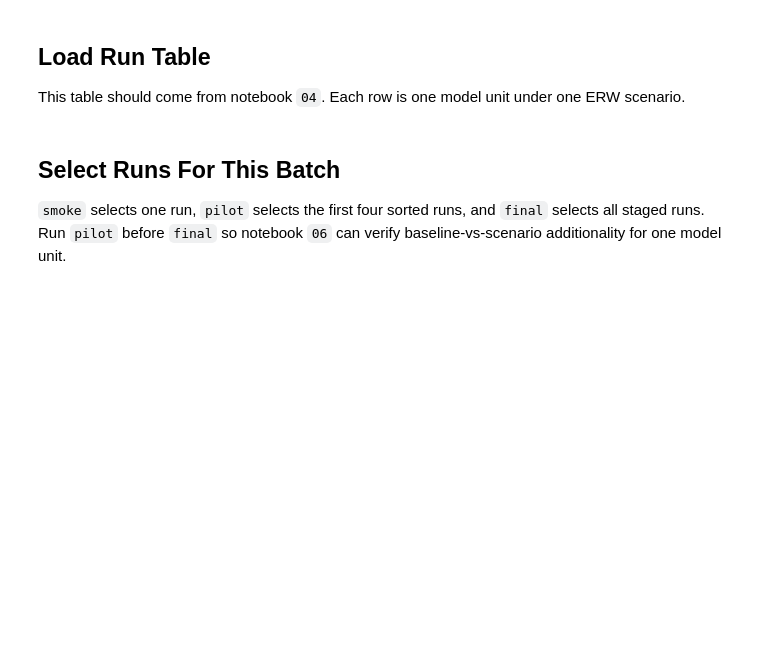
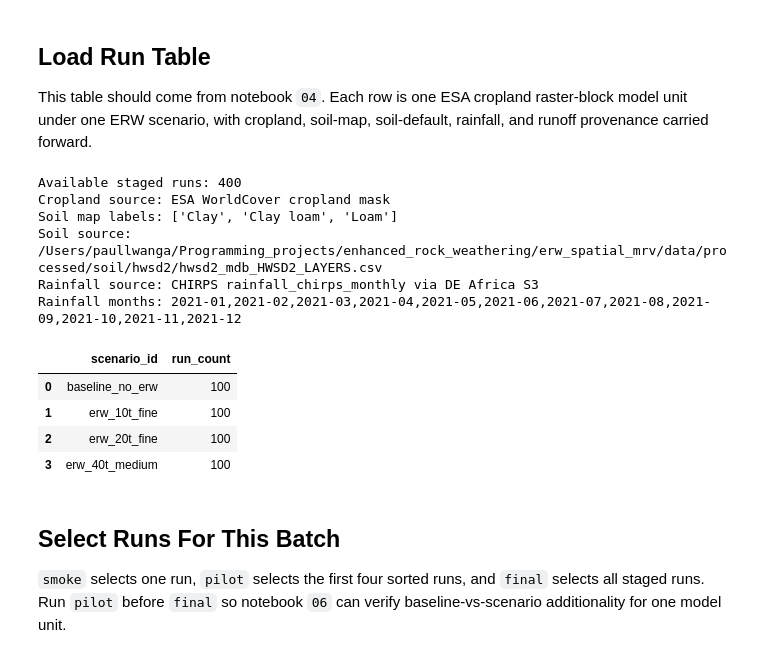
Before and after one commit to Paul-GL721/enhanced_rock_weathering, a Jupyter notebook: erw_spatial_mrv/notebooks/05_run_scepter_scenarios.ipynb, the cells around one changed output. Cells and saved outputs as stored; diff of their text form; code cells hidden in the pictures; blank space fills up the shorter version.

```diff
--- a/erw_spatial_mrv/notebooks/05_run_scepter_scenarios.ipynb
+++ b/erw_spatial_mrv/notebooks/05_run_scepter_scenarios.ipynb
@@ -204,55 +220,102 @@ RUN_ROOT, OUTPUT_ROOT, MANIFEST_PATH
 # %% [markdown]
 ## Load Run Table
 
-This table should come from notebook `04`. Each row is one model unit under one ERW scenario.
+This table should come from notebook `04`. Each row is one ESA cropland raster-block model unit under one ERW scenario, with cropland, soil-map, soil-default, rainfall, and runoff provenance carried forward.
 # %%
 runs = load_scepter_runs(RUN_TABLE_PATH)
 
-real_input_columns = ["soil_source", "rainfall_source", "rainfall_months_used", "runoff_note"]
+required_notebook04_columns = [
+    "cropland_source",
+    "cropland_source_path",
+    "soil_map_texture_group",
+    "soil_map_source_path",
+    "soil_source",
+    "rainfall_source",
+    "rainfall_months_used",
+    "runoff_note",
+]
+optional_notebook04_columns = [
+    "cropland_pixels",
+    "cropland_pixel_area_m2",
+    "cropland_area_note",
+    "soil_map_hwsd2_unit_id",
+    "soil_map_wrb4",
+    "soil_map_fao90",
+    "soil_map_clay_pct",
+    "soil_map_sand_pct",
+    "soil_map_silt_pct",
+    "soil_map_join",
+    "soil_note",
+    "rainfall_source_path",
+    "missing_requested_months",
+]
+notebook04_metadata_columns = required_notebook04_columns + optional_notebook04_columns
 
 
 def enrich_runs_with_model_unit_metadata(runs_df: pd.DataFrame) -> pd.DataFrame:
-    missing_columns = [column for column in real_input_columns if column not in runs_df.columns]
+    missing_columns = [column for column in notebook04_metadata_columns if column not in runs_df.columns]
     if not missing_columns:
         return runs_df
 
     if not MODEL_UNITS_TABLE_PATH.exists():
         return runs_df
 
     units = pd.read_csv(MODEL_UNITS_TABLE_PATH)
     available_metadata = [column for column in missing_columns if column in units.columns]
     if not available_metadata:
         return runs_df
 
     print(
-        "Run table is missing real input metadata; enriching from "
+        "Run table is missing notebook 04 metadata; enriching from "
         f"{MODEL_UNITS_TABLE_PATH}: {available_metadata}"
     )
     return runs_df.merge(units[["model_unit_id", *available_metadata]], on="model_unit_id", how="left")
 
 
 runs = enrich_runs_with_model_unit_metadata(runs)
-missing_real_input_columns = [column for column in real_input_columns if column not in runs.columns]
-if REQUIRE_REAL_STAGED_INPUTS and missing_real_input_columns:
+missing_required_columns = [column for column in required_notebook04_columns if column not in runs.columns]
+if REQUIRE_REAL_STAGED_INPUTS and missing_required_columns:
     raise ValueError(
-        "The staged SCEPTER run table does not include real input metadata, and it could not be recovered "
-        "from scepter_model_units.csv. Rerun notebooks 03a, 03b, and 04 after syncing the updated src/ code. "
-        f"Missing columns: {missing_real_input_columns}"
+        "The staged SCEPTER run table does not include the lean notebook 04 provenance columns, "
+        "and they could not be recovered from scepter_model_units.csv. Rerun notebook 04 first. "
+        f"Missing columns: {missing_required_columns}"
     )
 
 if REQUIRE_REAL_STAGED_INPUTS:
     placeholder_rows = runs.astype(str).apply(lambda col: col.str.contains("placeholder", case=False, na=False)).any(axis=1)
     if placeholder_rows.any():
         raise ValueError(
             f"Found {int(placeholder_rows.sum())} staged runs using placeholder inputs. "
-            "Rerun notebook 04 with HWSD2 and CHIRPS artifacts available."
+            "Rerun notebook 04 with ESA cropland, HWSD2, and CHIRPS artifacts available."
+        )
+
+    missing_required_values = runs[required_notebook04_columns].isna().sum()
+    missing_required_values = missing_required_values[missing_required_values > 0]
+    if not missing_required_values.empty:
+        raise ValueError(
+            "Notebook 04 provenance columns exist but contain missing values: "
+            f"{missing_required_values.to_dict()}"
         )
 
 print(f"Available staged runs: {len(runs):,}")
-print("Soil source:", runs["soil_source"].dropna().astype(str).iloc[0] if "soil_source" in runs else "not recorded")
-print("Rainfall source:", runs["rainfall_source"].dropna().astype(str).iloc[0] if "rainfall_source" in runs else "not recorded")
-print("Rainfall months:", runs["rainfall_months_used"].dropna().astype(str).iloc[0] if "rainfall_months_used" in runs else "not recorded")
+print("Cropland source:", runs["cropland_source"].dropna().astype(str).iloc[0])
+print("Soil map labels:", sorted(runs["soil_map_texture_group"].dropna().astype(str).unique()))
+print("Soil source:", runs["soil_source"].dropna().astype(str).iloc[0])
+print("Rainfall source:", runs["rainfall_source"].dropna().astype(str).iloc[0])
+print("Rainfall months:", runs["rainfall_months_used"].dropna().astype(str).iloc[0])
 runs.groupby("scenario_id").size().rename("run_count").reset_index()
+# %% [output]
+Available staged runs: 400
+Cropland source: ESA WorldCover cropland mask
+Soil map labels: ['Clay', 'Clay loam', 'Loam']
+Soil source: /Users/paullwanga/Programming_projects/enhanced_rock_weathering/erw_spatial_mrv/data/processed/soil/hwsd2/hwsd2_mdb_HWSD2_LAYERS.csv
+Rainfall source: CHIRPS rainfall_chirps_monthly via DE Africa S3
+Rainfall months: 2021-01,2021-02,2021-03,2021-04,2021-05,2021-06,2021-07,2021-08,2021-09,2021-10,2021-11,2021-12
+|  | scenario_id | run_count |
+| 0 | baseline_no_erw | 100 |
+| 1 | erw_10t_fine | 100 |
+| 2 | erw_20t_fine | 100 |
+| 3 | erw_40t_medium | 100 |
 # %% [markdown]
 ## Select Runs For This Batch
 
```
Also changed, not shown: parts of 15 cells of this notebook, 2 other files.
